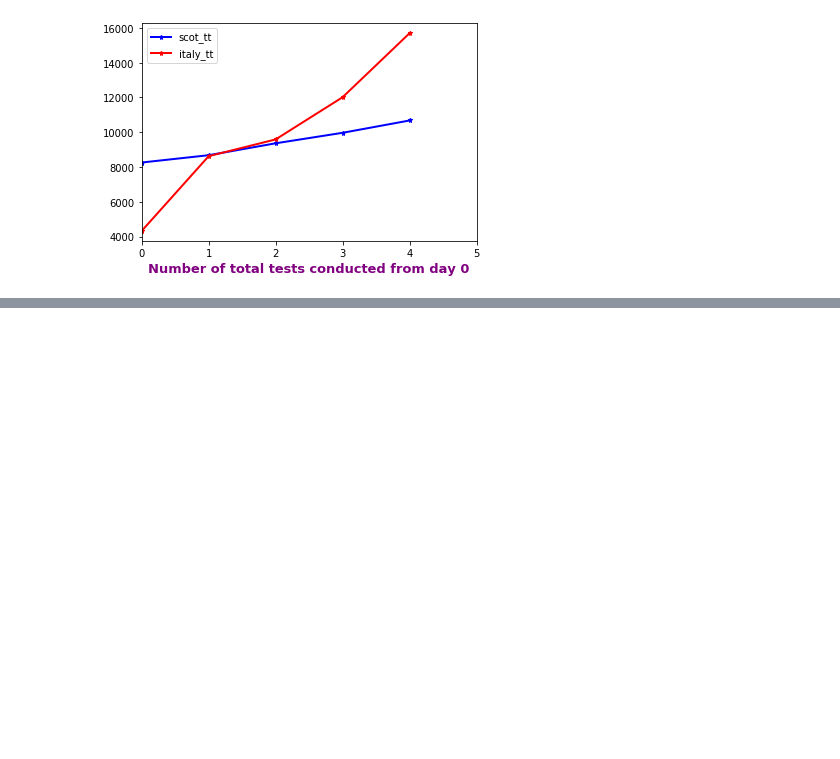
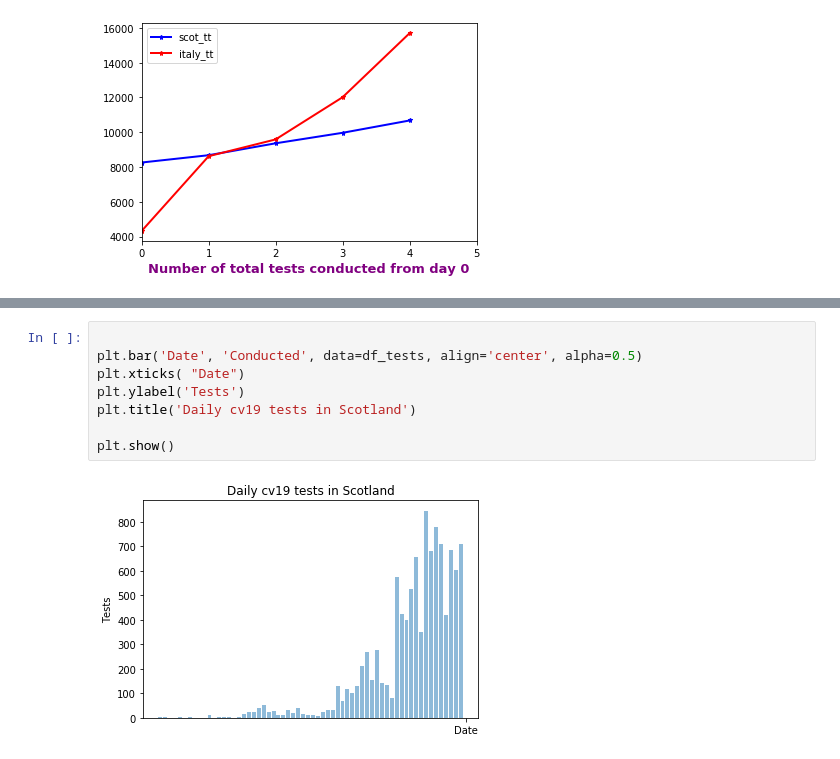
Before and after one commit to watty62/Scot_covid19, a Jupyter notebook: compare countries.ipynb, the cells around one changed output, grey strips where cells are left out. Drawn from its saved outputs; the diff is of its cells as text; blank space fills up the shorter version.

```diff
--- a/compare countries.ipynb
+++ b/compare countries.ipynb
@@ -174,0 +205,10 @@ plt.legend()
+# %%
+
+plt.bar('Date', 'Conducted', data=df_tests, align='center', alpha=0.5)
+plt.xticks( "Date")
+plt.ylabel('Tests')
+plt.title('Daily cv19 tests in Scotland')
+
+plt.show()
+# %% [output]
+[figure, added]
```
Also changed, not shown: parts of 5 cells of this notebook, 3 other files.
